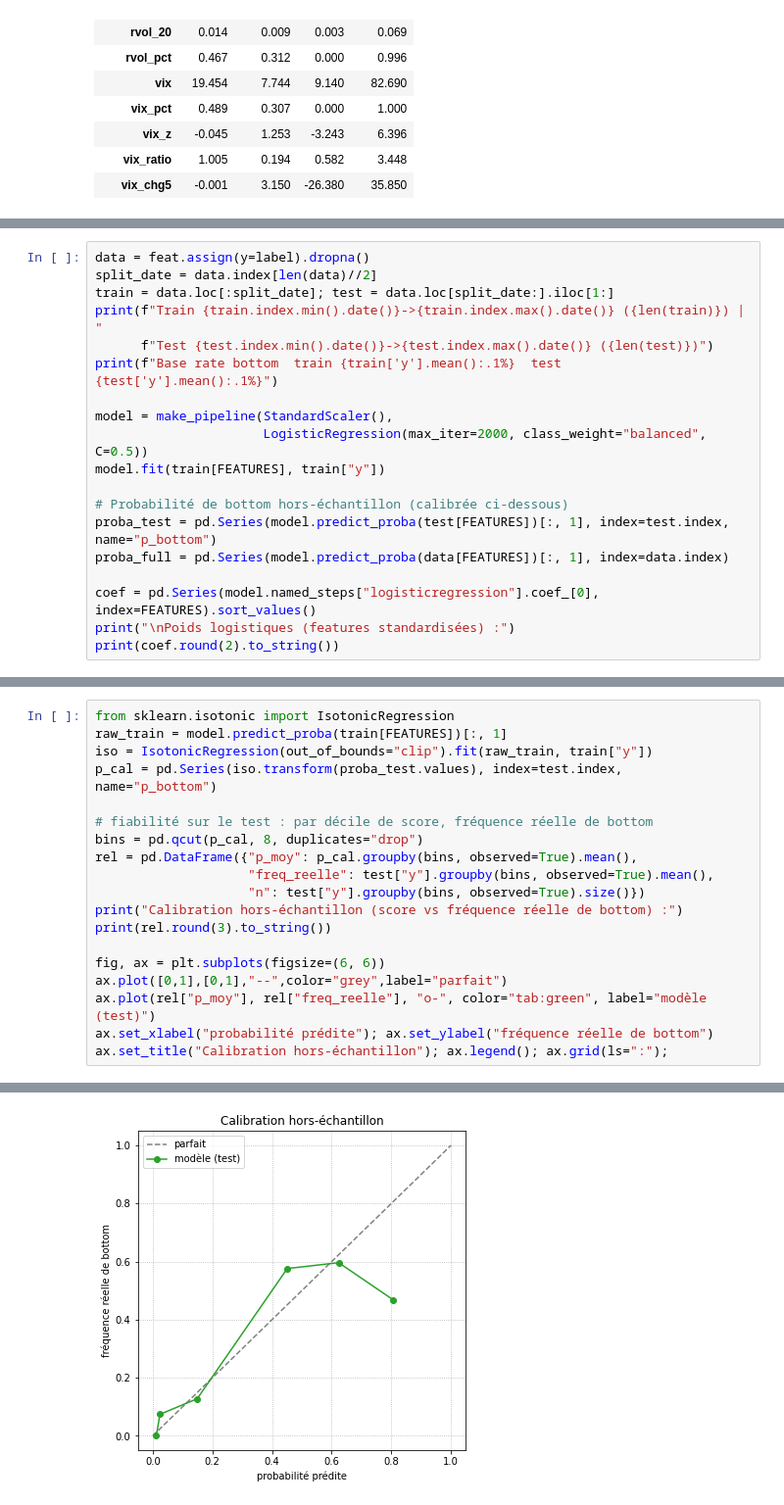
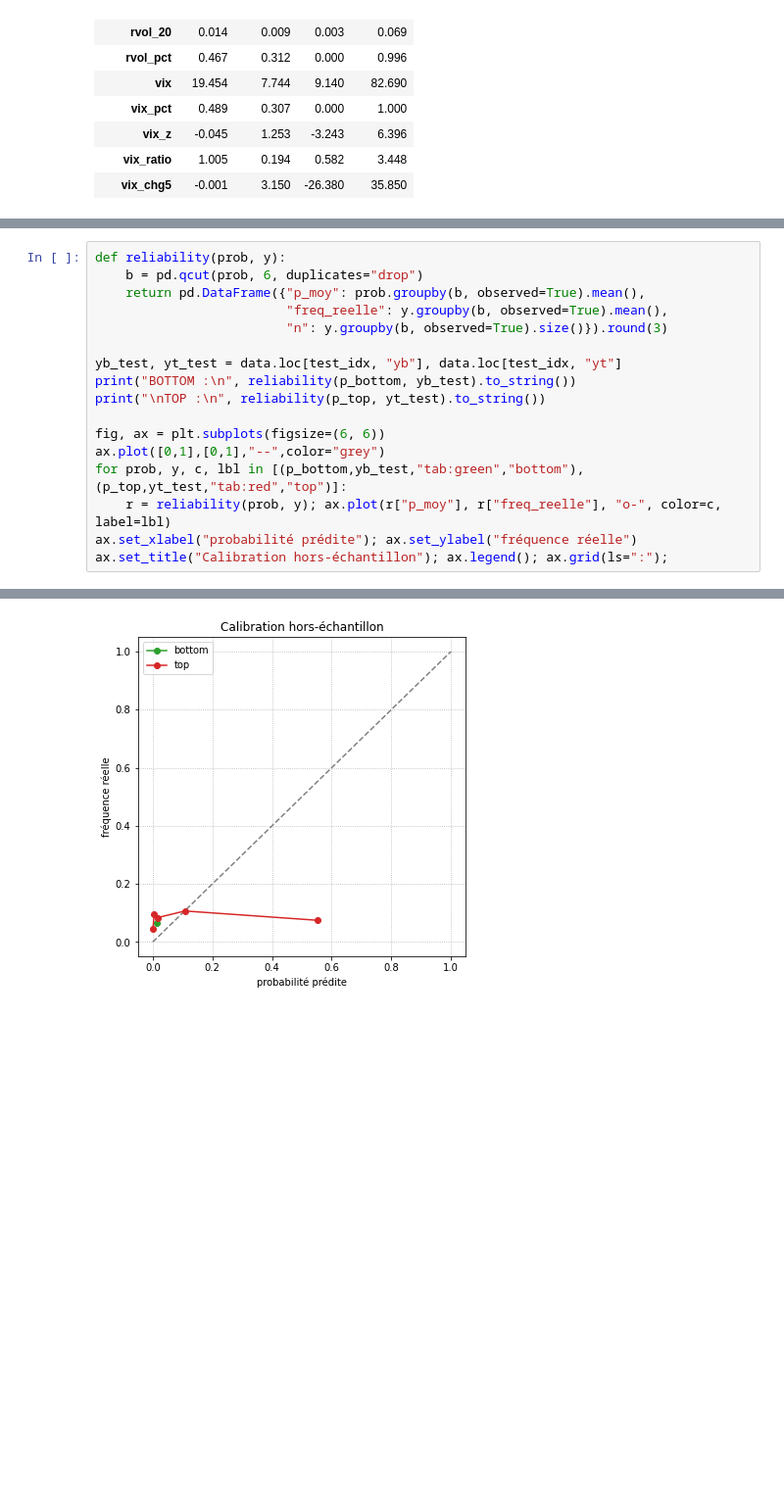
Before and after one commit to noegabriel/strategies, a Jupyter notebook: tqqq_bottom_model.ipynb, the cells around one changed output, grey strips where cells are left out. Shown at 98% size. Cells and saved outputs as stored; diff of their text form; blank space fills up the shorter version.

```diff
--- a/tqqq_bottom_model.ipynb
+++ b/tqqq_bottom_model.ipynb
@@ -114,19 +119,0 @@ régression logistique sont **fit sur le train seulement**. La régression logis
-# %%
-data = feat.assign(y=label).dropna()
-split_date = data.index[len(data)//2]
-train = data.loc[:split_date]; test = data.loc[split_date:].iloc[1:]
-print(f"Train {train.index.min().date()}->{train.index.max().date()} ({len(train)}) | "
-      f"Test {test.index.min().date()}->{test.index.max().date()} ({len(test)})")
-print(f"Base rate bottom  train {train['y'].mean():.1%}  test {test['y'].mean():.1%}")
-
-model = make_pipeline(StandardScaler(),
-                      LogisticRegression(max_iter=2000, class_weight="balanced", C=0.5))
-model.fit(train[FEATURES], train["y"])
-
-# Probabilité de bottom hors-échantillon (calibrée ci-dessous)
-proba_test = pd.Series(model.predict_proba(test[FEATURES])[:, 1], index=test.index, name="p_bottom")
-proba_full = pd.Series(model.predict_proba(data[FEATURES])[:, 1], index=data.index)
-
-coef = pd.Series(model.named_steps["logisticregression"].coef_[0], index=FEATURES).sort_values()
-print("\nPoids logistiques (features standardisées) :")
-print(coef.round(2).to_string())
@@ -156,20 +184,18 @@ On calibre (isotone) **sur le train** puis on vérifie **sur le test** que « sc
 # %%
-from sklearn.isotonic import IsotonicRegression
-raw_train = model.predict_proba(train[FEATURES])[:, 1]
-iso = IsotonicRegression(out_of_bounds="clip").fit(raw_train, train["y"])
-p_cal = pd.Series(iso.transform(proba_test.values), index=test.index, name="p_bottom")
+def reliability(prob, y):
+    b = pd.qcut(prob, 6, duplicates="drop")
+    return pd.DataFrame({"p_moy": prob.groupby(b, observed=True).mean(),
+                         "freq_reelle": y.groupby(b, observed=True).mean(),
+                         "n": y.groupby(b, observed=True).size()}).round(3)
 
-# fiabilité sur le test : par décile de score, fréquence réelle de bottom
-bins = pd.qcut(p_cal, 8, duplicates="drop")
-rel = pd.DataFrame({"p_moy": p_cal.groupby(bins, observed=True).mean(),
-                    "freq_reelle": test["y"].groupby(bins, observed=True).mean(),
-                    "n": test["y"].groupby(bins, observed=True).size()})
-print("Calibration hors-échantillon (score vs fréquence réelle de bottom) :")
-print(rel.round(3).to_string())
+yb_test, yt_test = data.loc[test_idx, "yb"], data.loc[test_idx, "yt"]
+print("BOTTOM :\n", reliability(p_bottom, yb_test).to_string())
+print("\nTOP :\n", reliability(p_top, yt_test).to_string())
 
 fig, ax = plt.subplots(figsize=(6, 6))
-ax.plot([0,1],[0,1],"--",color="grey",label="parfait")
-ax.plot(rel["p_moy"], rel["freq_reelle"], "o-", color="tab:green", label="modèle (test)")
-ax.set_xlabel("probabilité prédite"); ax.set_ylabel("fréquence réelle de bottom")
+ax.plot([0,1],[0,1],"--",color="grey")
+for prob, y, c, lbl in [(p_bottom,yb_test,"tab:green","bottom"),(p_top,yt_test,"tab:red","top")]:
+    r = reliability(prob, y); ax.plot(r["p_moy"], r["freq_reelle"], "o-", color=c, label=lbl)
+ax.set_xlabel("probabilité prédite"); ax.set_ylabel("fréquence réelle")
 ax.set_title("Calibration hors-échantillon"); ax.legend(); ax.grid(ls=":");
 # %% [output]
@@ -185 +213 @@ p_bottom
-[figure, old version]
+[figure, new version]
```
Also changed, not shown: parts of 27 cells of this notebook, 1 other file.
